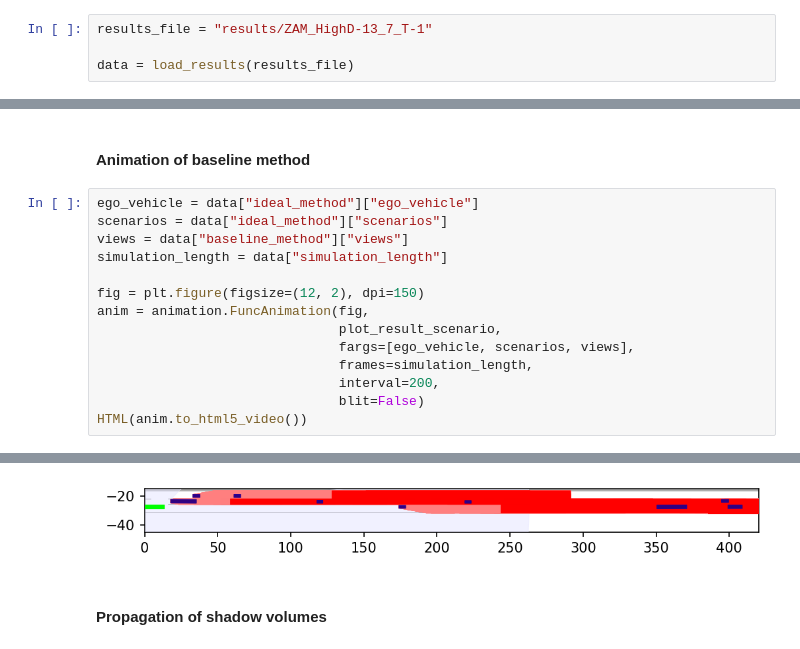
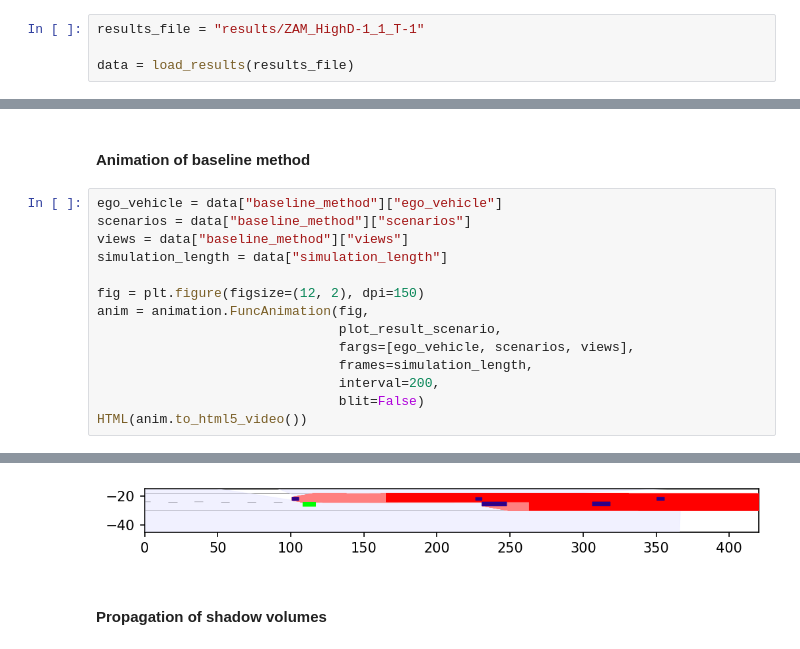
Before and after one commit to haastregt/occlusion_tracking, a Jupyter notebook: highd_scenarios.ipynb, the cells around one changed output, grey strips where cells are left out. Saved outputs shown, nothing was run; the diff lists cells and outputs as text.

```diff
--- a/highd_scenarios.ipynb
+++ b/highd_scenarios.ipynb
@@ -91,7 +273,7 @@ TypeError: save_results() missing 1 required positional argument: 'scenario_conf
 # %% [markdown]
 ## Visualise single result
 # %%
-results_file = "results/ZAM_HighD-13_7_T-1"
+results_file = "results/ZAM_HighD-1_1_T-1"
 
 data = load_results(results_file)
 # %% [markdown]
@@ -116,22 +298,22 @@ HTML(anim.to_html5_video())
 # %% [markdown]
 #### Animation of baseline method
 # %%
-ego_vehicle = data["ideal_method"]["ego_vehicle"]
-scenarios = data["ideal_method"]["scenarios"]
+ego_vehicle = data["baseline_method"]["ego_vehicle"]
+scenarios = data["baseline_method"]["scenarios"]
 views = data["baseline_method"]["views"]
 simulation_length = data["simulation_length"]
 
 fig = plt.figure(figsize=(12, 2), dpi=150)
 anim = animation.FuncAnimation(fig,
                                plot_result_scenario,
                                fargs=[ego_vehicle, scenarios, views],
                                frames=simulation_length,
                                interval=200,
                                blit=False)
 HTML(anim.to_html5_video())
 # %% [output]
 [interactive output not drawn]
-[figure, old version]
+[figure, new version]
 # %% [markdown]
 #### Propagation of shadow volumes
 # %%
```
Also changed, not shown: parts of 5 cells of this notebook, 1 other file.
